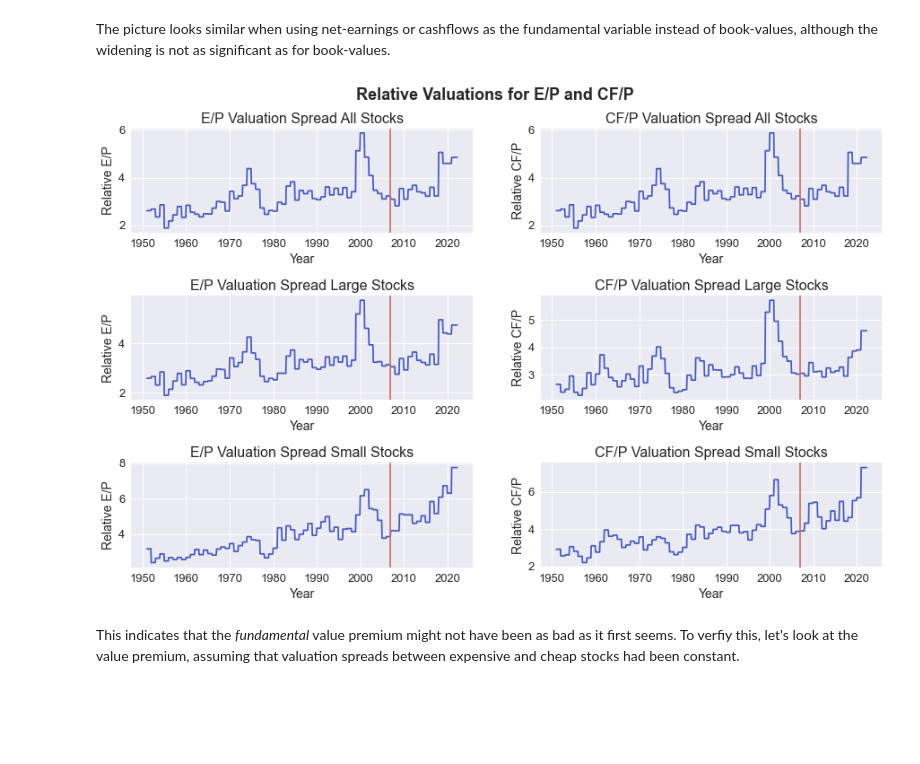
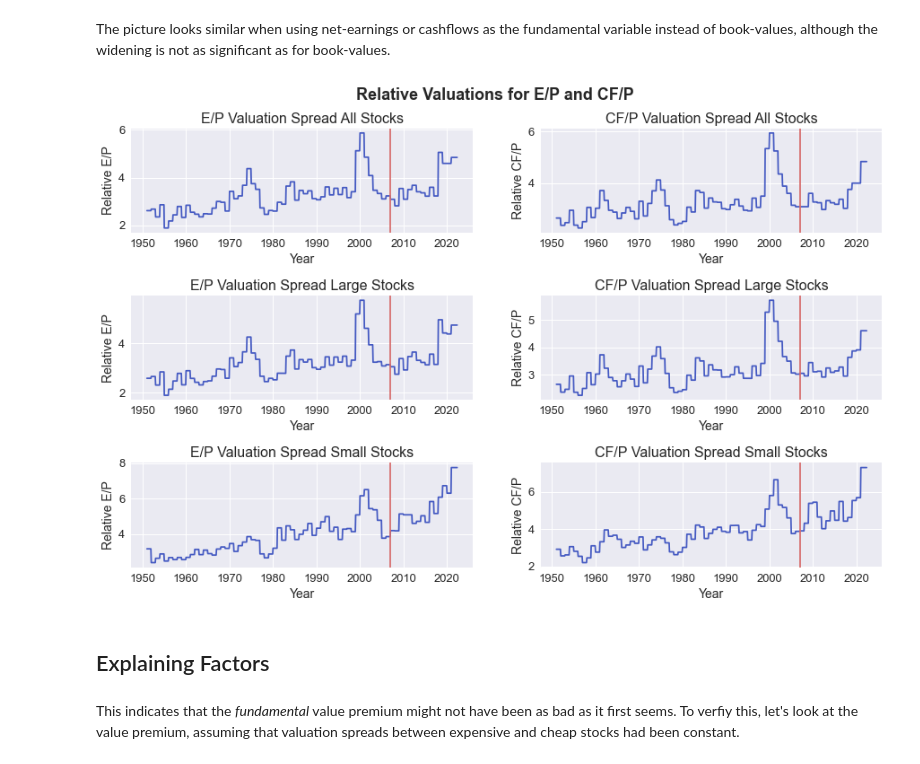
Before and after one commit to jonasniemeyer/investing-ideas, a Jupyter notebook: analyzing_the_value_premium.ipynb, the cells around one changed output. Saved outputs shown, nothing was run; the diff lists cells and outputs as text; code cells hidden in the pictures; blank space fills up the shorter version.

```diff
--- a/analyzing_the_value_premium.ipynb
+++ b/analyzing_the_value_premium.ipynb
@@ -557,7 +558,7 @@ df["E/P Valuation Spread Small"] = (df["Small High E/P Ratio"] / df["Small Low E
 
 df["High CF/P Ratio"] = cfp_sorted_data["Value Weight Average of CF / ME"]["Hi 30"]
 df["Low CF/P Ratio"] = cfp_sorted_data["Value Weight Average of CF / ME"]["Lo 30"]
-df["CF/P Valuation Spread All"] = (df["High E/P Ratio"] / df["Low E/P Ratio"]).ffill()
+df["CF/P Valuation Spread All"] = (df["High CF/P Ratio"] / df["Low CF/P Ratio"]).ffill()
 
 df["Large High CF/P Ratio"] = cfp_size_sorted_data["Value Weight Average of CF/P when portfolio is formed"]["BIG HiCFP"]
 df["Large Low CF/P Ratio"] = cfp_size_sorted_data["Value Weight Average of CF/P when portfolio is formed"]["BIG LoCFP"]
@@ -570,34 +571,36 @@ df["CF/P Valuation Spread Small"] = (df["Small High CF/P Ratio"] / df["Small Low
 
 figure, axes = plt.subplots(nrows=3, ncols=2, figsize=(15,9))
 plt.subplots_adjust(hspace=0.6)
 figure.suptitle("Relative Valuations for E/P and CF/P", fontsize=18, fontweight="bold", y=0.95)
 
 for row, dataset in enumerate((
     "E/P Valuation Spread All",
     "E/P Valuation Spread Large",
     "E/P Valuation Spread Small"
 )):
 
     axes[row, 0].plot(df[dataset], color="#4459c2")
     axes[row, 0].axvline(x=(2007-1970)*365, color="#d66b6b")
     axes[row, 0].set_title(f"{dataset} Stocks", size=16)
     axes[row, 0].set_xlabel("Year", size=14)
     axes[row, 0].set_ylabel(f"Relative {dataset.split()[0]}", size=14)
     axes[row, 0].tick_params(axis="both", labelsize=13)
 
 for row, dataset in enumerate((
     "CF/P Valuation Spread All",
     "CF/P Valuation Spread Large",
     "CF/P Valuation Spread Small"
 )):
     axes[row, 1].plot(df[dataset], color="#4459c2")
     axes[row, 1].axvline(x=(2007-1970)*365, color="#d66b6b")
     axes[row, 1].set_title(f"{dataset} Stocks", size=16)
     axes[row, 1].set_xlabel("Year", size=14)
     axes[row, 1].set_ylabel(f"Relative {dataset.split()[0]}", size=14)
     axes[row, 1].tick_params(axis="both", labelsize=13)
 # %% [output]
-[figure, old version]
+[figure, new version]
+# %% [markdown]
+## Explaining&nbsp;Factors
 # %% [markdown]
 This indicates that the *fundamental* value premium might not have been as bad as it first seems. To verfiy this, let's look at the value premium, assuming that valuation spreads between expensive and cheap stocks had been constant.
 # %%
```
Also changed, not shown: parts of 36 cells of this notebook.
